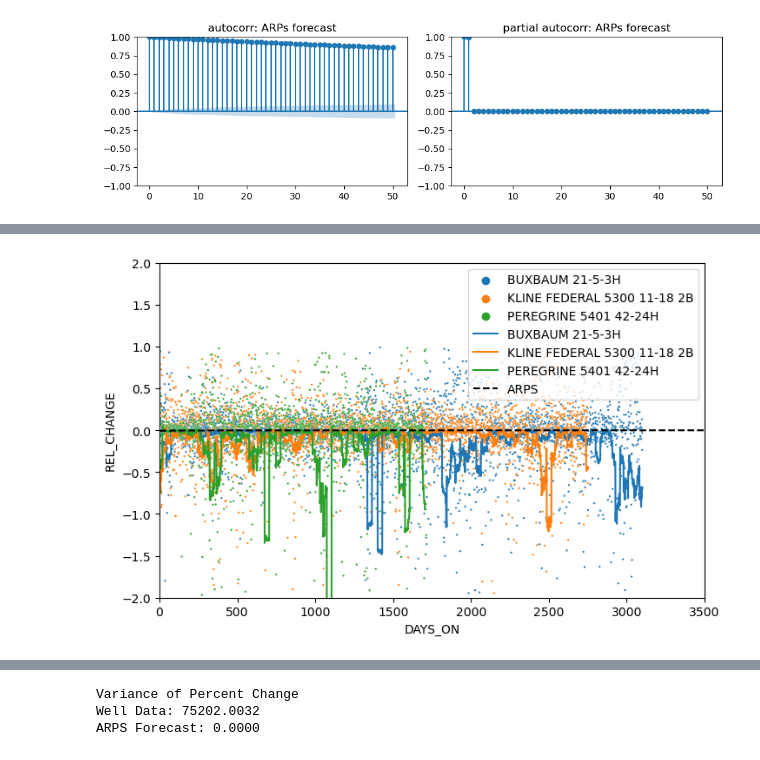
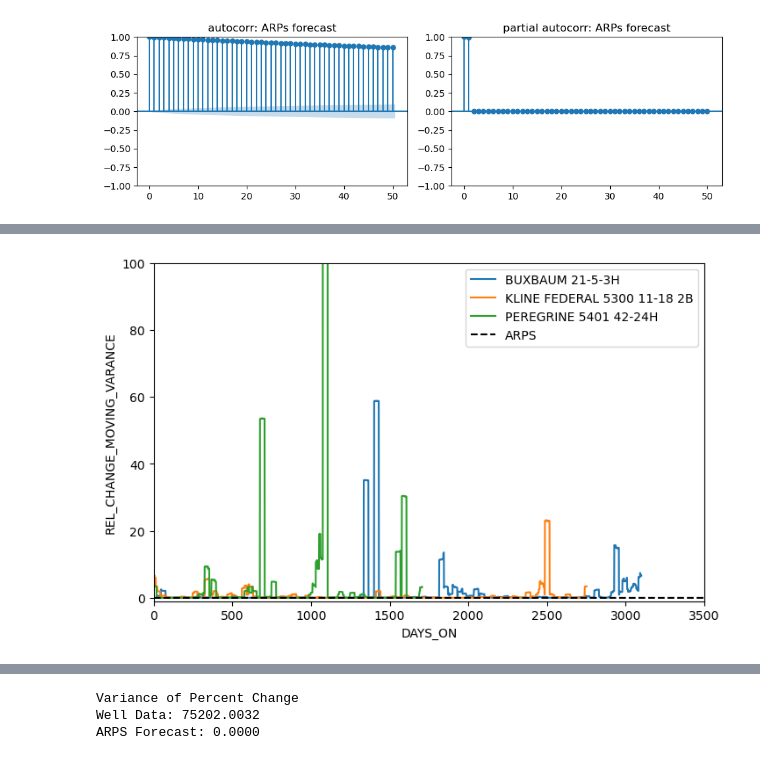
Before and after one commit to rmcguigan/PGE_RESEARCH, a Jupyter notebook: SP24_Research/Production_noise_modeling.ipynb, the cells around one changed output, grey strips where cells are left out. Drawn from its saved outputs; the diff is of its cells as text; code cells hidden in the pictures.

```diff
--- a/SP24_Research/SP24research_production_noise.ipynb
+++ b/SP24_Research/Production_noise_modeling.ipynb
@@ -70,9 +71,10 @@ prod['ON'] = np.where(prod['OIL'] > 1, 1, 0)
 prod['DAYS_ON'] = prod.groupby('WELL_NAME')['ON'].cumsum()
 prod = prod[prod['ON'] > 0].copy()
 prod['PCT_CHANGE'] = (prod['OIL'] - prod['OIL'].shift(1)) / prod['OIL'].shift(1) * 100
-prod['REL_CHANGE'] = (prod['OIL'] - prod['OIL'].shift(1)) / prod['OIL']
+prod['REL_CHANGE'] = (prod['OIL'] - prod['OIL'].shift(1)) / prod['OIL'].shift(1)
 prod['REL_CHANGE_MOVING_AVG'] = prod['REL_CHANGE'].rolling(window=30, center=True).mean()
 prod['PCT_CHANGE_MOVING_AVG'] = prod['PCT_CHANGE'].rolling(window=30, center=True).mean()
+prod['REL_CHANGE_MOVING_VARANCE'] = prod['REL_CHANGE'].rolling(window=30, center=True).var()
 
 # filter any extreme values that will skew analytic plots further below
 prod = prod[prod['PCT_CHANGE'] < 100000].copy()
@@ -402,15 +440,9 @@ Warnings:
 # %%
-# plot the pct change profile for each well
-arps_pct_change = np.diff(arps) / arps[1:]
-arps_pct_change = np.where((arps_pct_change == np.inf) | (arps_pct_change == -np.inf), np.nan, arps_pct_change)
-arps_pct_change = arps_pct_change[~np.isnan(arps_pct_change)]
-
 fig, ax = plt.subplots(figsize=(5 * golden_ratio, 5))
-sns.scatterplot(x='DAYS_ON', y='REL_CHANGE', hue='WELL_NAME', data=prod, ax=ax, s=3)
-sns.lineplot(x='DAYS_ON', y='REL_CHANGE_MOVING_AVG', hue='WELL_NAME', data=prod, ax=ax)
+sns.lineplot(x='DAYS_ON', y='REL_CHANGE_MOVING_VARANCE', hue='WELL_NAME', data=prod, ax=ax)
 ax.plot(range(0, len(arps_pct_change)), arps_pct_change, color='black', linestyle='--', label='ARPS')
-ax.set(ylim=(-2,2), xlim=(0,3500))
+ax.set(ylim=(-1,100), xlim=(0,3500))
 ax.legend(loc='best', frameon=True)
 plt.show()
 # %% [output]
-[figure, old version]
+[figure, new version]
```
Also changed, not shown: parts of 16 cells of this notebook, 4 other files.
